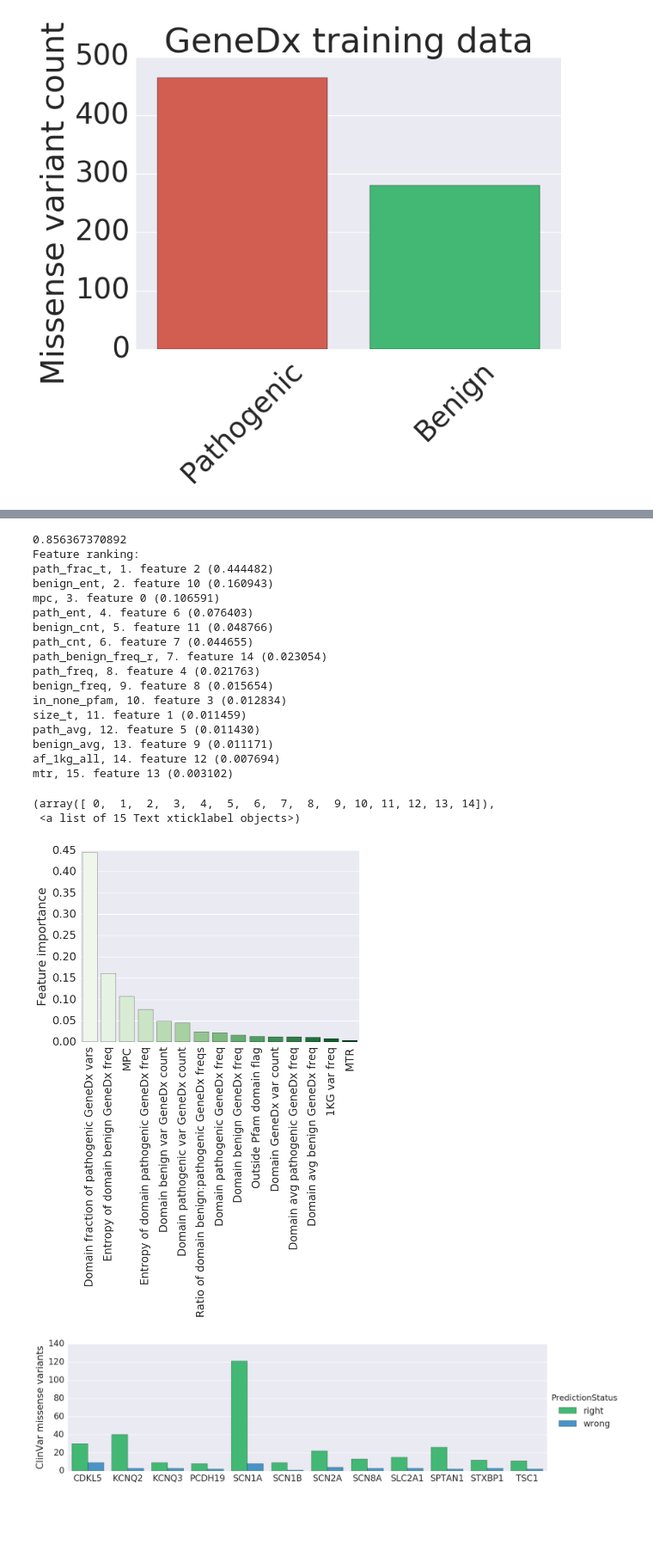
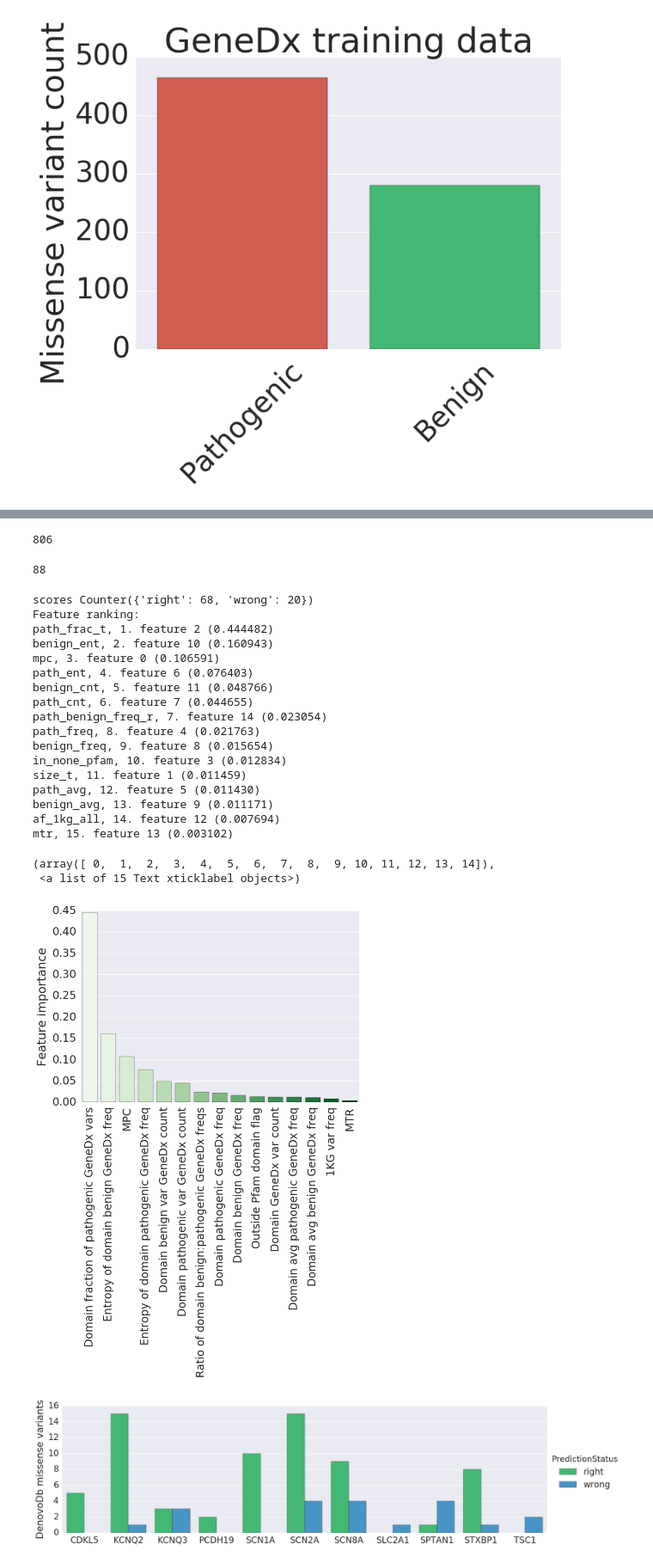
Before and after one commit to samesense/pathopredictor, a Jupyter notebook: notebooks/denovo_test_focus_pos_wo_training.ipynb, the cells around one changed output, grey strips where cells are left out. Shown at 86% size. Cells and saved outputs as stored; diff of their text form; code cells hidden in the pictures; blank space fills up the shorter version.

Commit message:
eval denovo

```diff
--- a/notebooks/clinvar_test_focus_pos_wo_training-Copy1.ipynb
+++ b/notebooks/denovo_test_focus_pos_wo_training.ipynb
@@ -253,12 +219,0 @@ print(len(clinvar_df[clinvar_df.y==0]))
-# %%
-hash={0:'Benign',
-      1:'Pathogenic',
-     }
-clinvar_df.loc[:, 'plot_class'] = clinvar_df.apply(lambda row: hash[row['y']], axis=1)
-flatui = ["#e74c3c", "#2ecc71"]
-sns.set(font_scale=1.75)
-ax = sns.countplot(x="plot_class", data=clinvar_df, palette=sns.color_palette(flatui))
-ax.set_ylabel('Missense variant count')
-ax.set_xlabel('')
-ax.set_title('ClinVar subset (w/o GeneDx) testing data')
-plt.xticks(rotation=45)
@@ -268,8 +220,16 @@ plt.xticks(rotation=45)
+# %%
+print(len(clinvar_df_pre))
+# %% [output]
+806
+# %%
+print(len(clinvar_df))
+# %% [output]
+88
 # %%
 def eval_pred(row, col):
-    if (row[col]>.9 and row['y']==1) or (row[col]<.1 and row['y']==0):
+    if row[col]>.9:
         return 'right'
-    if (row[col]>.9 and row['y']==0) or (row[col]<.1 and row['y']==1):
+    if row[col]<.1:
         return 'wrong'
     return 'vus'
 
@@ -296,13 +256,13 @@ X, y = df_x[cols], df_x['y']
 forest.fit(X, y)
 #tree_clf.fit(X, y)
 
-X_clin, y_clin = clinvar_df[cols], clinvar_df['y']
+X_clin = clinvar_df[cols]
 preds = forest.predict(X_clin)
 clinvar_df['tree_pred'] = preds
 clinvar_df.loc[:, 'PredictionStatus'] = clinvar_df.apply(lambda row: eval_pred(row, 'tree_pred'), axis=1)
-fpr_tree, tpr_tree, _ = metrics.roc_curve(y_clin, preds, pos_label=1)
-tree_auc = metrics.auc(fpr_tree, tpr_tree)
-print(tree_auc)
+
+import collections
+print( 'scores', collections.Counter(clinvar_df['PredictionStatus']) )
 
 importances = forest.feature_importances_
 std = numpy.std([atree.feature_importances_ for atree in forest.estimators_],
@@ -341,7 +301,7 @@ ax.set_xlabel('')
 #ax.set_title('ClinVar subset (w/o GeneDx) testing data')
 plt.xticks(rotation=90)
 # %% [output]
-0.856367370892
+scores Counter({'right': 68, 'wrong': 20})
 Feature ranking:
 path_frac_t, 1. feature 2 (0.444482)
 benign_ent, 2. feature 10 (0.160943)
@@ -364,24 +324,24 @@ mtr, 15. feature 13 (0.003102)
 # %%
 #plt.rcParams['figure.figsize'] = 20, 6
 #plt.figure(figsize=(40,6))
 #f, ax = plt.subplots(figsize=(40,6))
 #sns.set_context("talk")
 g_df = (clinvar_df[['gene', 'chrom', 'pos', 'ref', 'alt', 'PredictionStatus']]
         .groupby(['gene','PredictionStatus'])
         .size().reset_index().rename(columns={0:'size'}))
 dd = g_df.groupby('gene').sum().reset_index()
 use_genes = set(dd[dd['size']>0]['gene'].values)
 g_df.loc[:, 'keep'] = g_df.apply(lambda row: row['gene'] in use_genes, axis=1)
 sns.set(font_scale=1.75)
 flatui = ["#2ecc71",  "#3498db",  "#e74c3c",]
 ss = sns.factorplot(x='gene', hue='PredictionStatus', y='size', data=g_df[g_df['keep']],
                     kind='bar', palette=sns.color_palette(flatui), size=5, aspect=3)
-ss.set_ylabels('ClinVar missense variants')
+ss.set_ylabels('DenovoDb missense variants')
 ss.set_xlabels('')
 ss.set_titles('Dominan burden + MPC performance')
-ss.savefig("../docs/plots/clinvar_burden_gene_eval.png")
+ss.savefig("../docs/plots/denovo_burden_gene_eval.png")
 # %% [output]
-[figure, old version]
+[figure, new version]
 # %%
 # train new tree and apply to clinvar: just pathogenic frac
 tree_clf = tree.DecisionTreeClassifier(max_depth=1)
```
Also changed, not shown: parts of 7 cells of this notebook, 4 other files.
